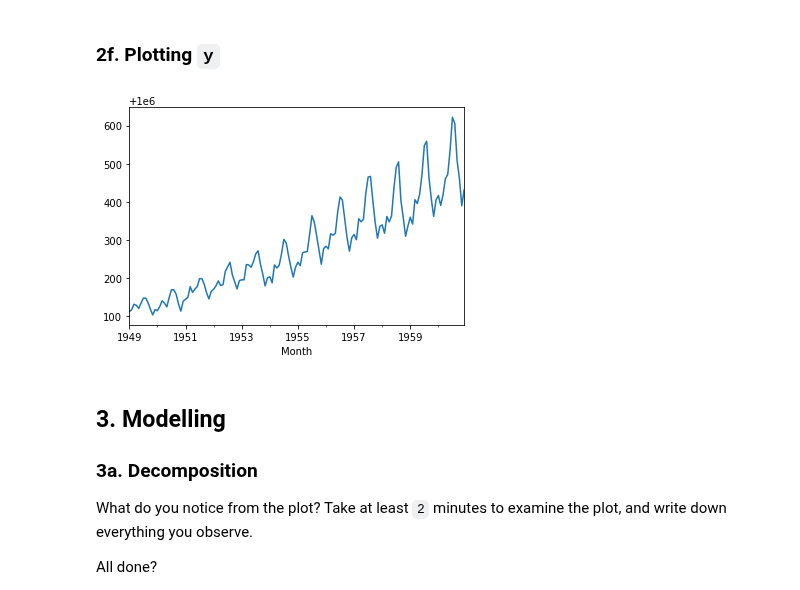
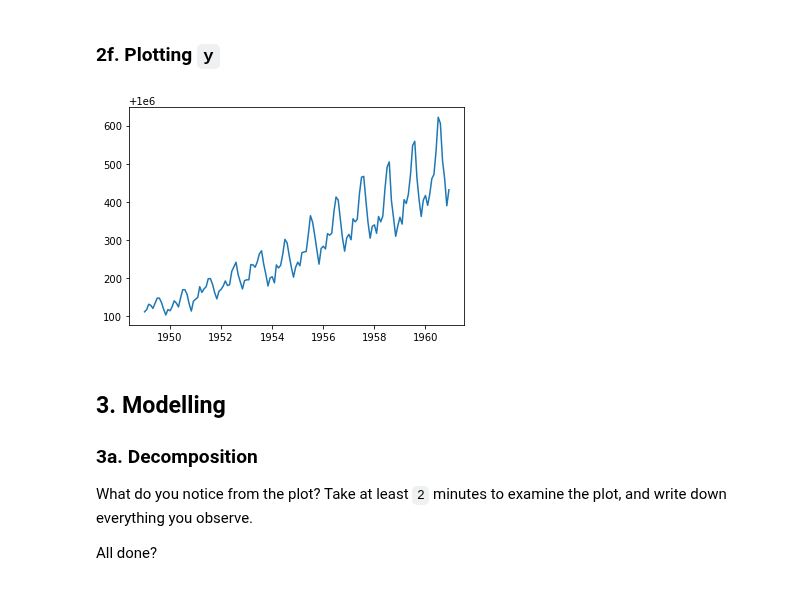
Before and after one commit to meskeremg/MeskiSBWork, a Jupyter notebook: Cowboy Cigarettes Case Study - Meskerem Goshime.ipynb, the cells around one changed output. Saved outputs shown, nothing was run; the diff lists cells and outputs as text; code cells hidden in the pictures.

```diff
--- a/Cowboy Cigarettes Case Study - Meskerem Goshime.ipynb
+++ b/Cowboy Cigarettes Case Study - Meskerem Goshime.ipynb
@@ -192,10 +198,10 @@ Try visualizing the data. A simple `matplotlib` plot should do the trick.
 # %% [markdown]
 ### 2f. Plotting `y`
 # %%
-y.plot()
+plt.plot(y)
 plt.show()
 # %% [output]
-[figure, old version]
+[figure, new version]
 # %% [markdown]
 ## 3. Modelling
 ### 3a. Decomposition
```
Also changed, not shown: parts of 10 cells of this notebook.
